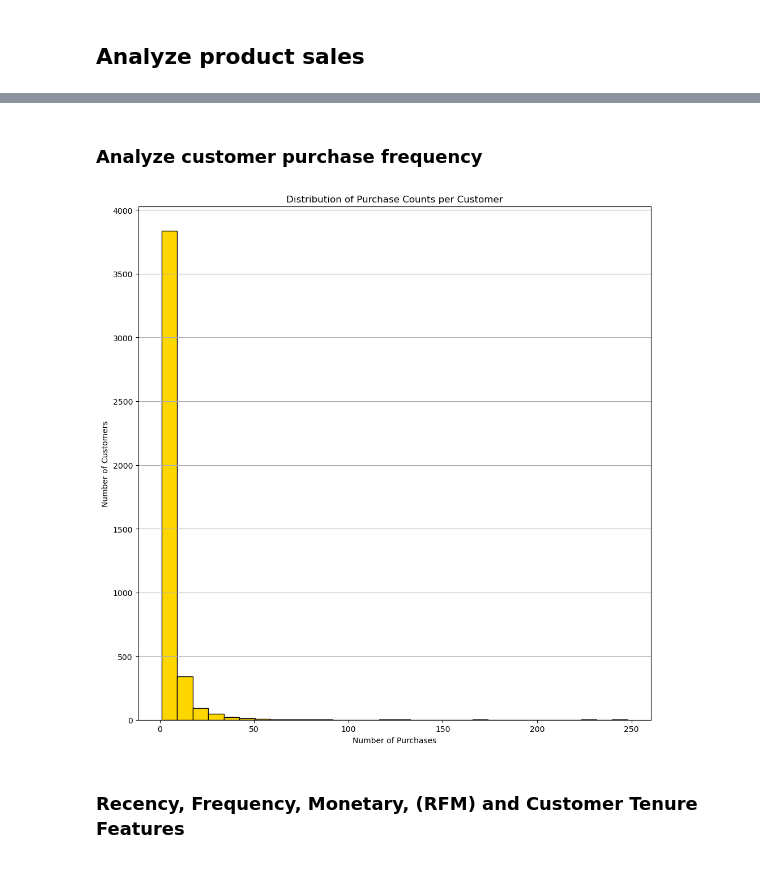
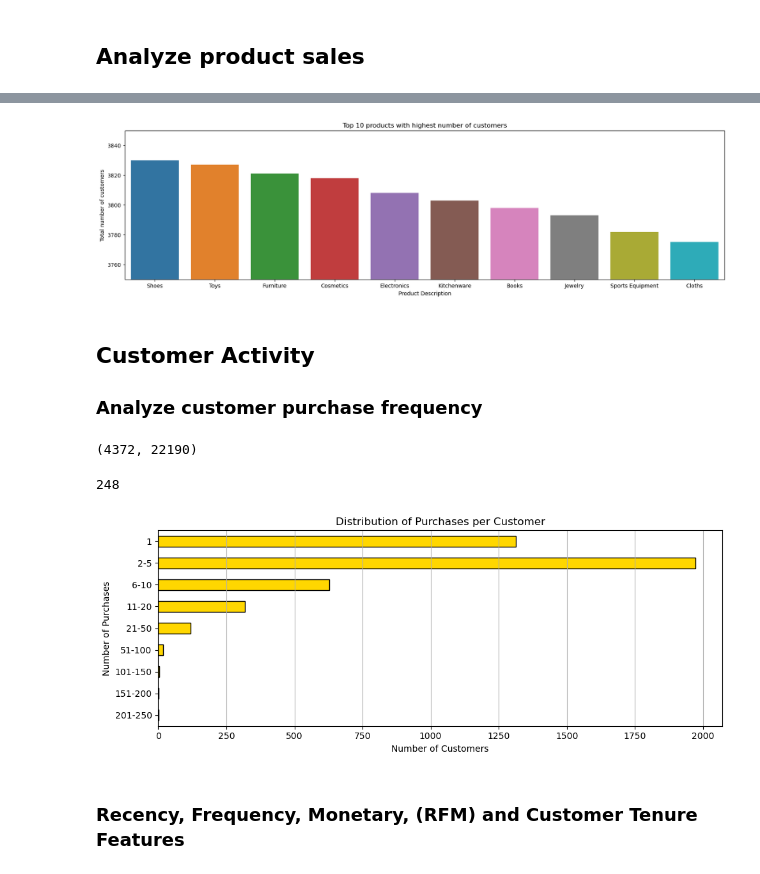
Before and after one commit to Emerald-GitHub/Eshop-pro-cohort-analysis, a Jupyter notebook: notebook/Eshop-pro-cohort-analysis.ipynb, the cells around one changed output, grey strips where cells are left out. Drawn from its saved outputs; the diff is of its cells as text; code cells hidden in the pictures.

```diff
--- a/notebook/Eshop-pro-cohort-analysis.ipynb
+++ b/notebook/Eshop-pro-cohort-analysis.ipynb
@@ -179,22 +364,73 @@ plt.show()
+# %%
+# Draw a plot of top 10 products with highest number of customers (unique customerID)
+top_products_to_customers = product_to_customers.head(10)
+
+# Create folder one level up if it doesn't exist
+output_dir = os.path.join(os.path.dirname(os.getcwd()), 'visualisations')
+os.makedirs(output_dir, exist_ok=True)
+
+# Create a bar chart from the selected data
+plt.figure(figsize=(20, 5))
+
+sns.barplot(x='Description', y='Number of customers', data= top_products_to_customers)
+
+plt.xlabel('Product Description')
+plt.ylabel('Total number of customers')
+plt.title('Top 10 products with highest number of customers')
+plt.ylim(3750, 3850)
+
+# Save as PNG
+output_path = os.path.join(output_dir, 'top_10_products_with_highest_number_of_customers.png')
+plt.savefig(output_path)
+
+# Display the plot
+plt.show()
+# %% [output]
+[figure, added]
 # %% [markdown]
+## Customer Activity
 ### Analyze customer purchase frequency
+# %%
+df['CustomerID'].nunique(), df['InvoiceNo'].nunique()
+# %% [output]
+(4372, 22190)
+# %%
+df.groupby('CustomerID')['InvoiceNo'].nunique().max()
+# %% [output]
+248
 # %%
 # Group by CustomerID to count purchases
 customer_purchases = df.groupby('CustomerID')['InvoiceNo'].nunique()
 # %%
+# Create folder one level up if it doesn't exist
+output_dir = os.path.join(os.path.dirname(os.getcwd()), 'visualisations')
+os.makedirs(output_dir, exist_ok=True)
+
+# Bin the number of purchases into ranges
+bins = [0, 1, 5, 10, 20, 50, 100, 150, 200, 250]
+labels = ['1', '2-5', '6-10', '11-20', '21-50', '51-100', '101-150', '151-200', '201-250']
+binned = pd.cut(customer_purchases, bins=bins, labels=labels, include_lowest=True)
+
+# Count number of customers in each bin
+purchase_distribution = binned.value_counts().sort_index(ascending=False)
+
 # Plot histogram of purchase counts to analyze purchase behaviour
-plt.figure(figsize=(10, 10))
-plt.hist(customer_purchases, bins=30, color='gold', edgecolor='black')
-plt.xlabel('Number of Purchases')
-plt.ylabel('Number of Customers')
-plt.title('Distribution of Purchase Counts per Customer')
-plt.grid(axis='y')
+plt.figure(figsize=(10, 4))
+purchase_distribution.plot(kind='barh', color='gold', edgecolor='black')
+plt.xlabel('Number of Customers')
+plt.ylabel('Number of Purchases')
+plt.title('Distribution of Purchases per Customer')
+plt.grid(axis='x')
 plt.tight_layout()   # Customize the plot for better readability
+
+# Save as PNG
+output_path = os.path.join(output_dir, 'distribution_of_purchases_per_customer.png')
+plt.savefig(output_path)
 
 # Show the plot
 plt.show()
 # %% [output]
-[figure, old version]
+[figure, new version]
 # %% [markdown]
 ### Recency, Frequency, Monetary, (RFM) and Customer Tenure Features
 # %%
```
Also changed, not shown: parts of 25 cells of this notebook, 7 other files.
